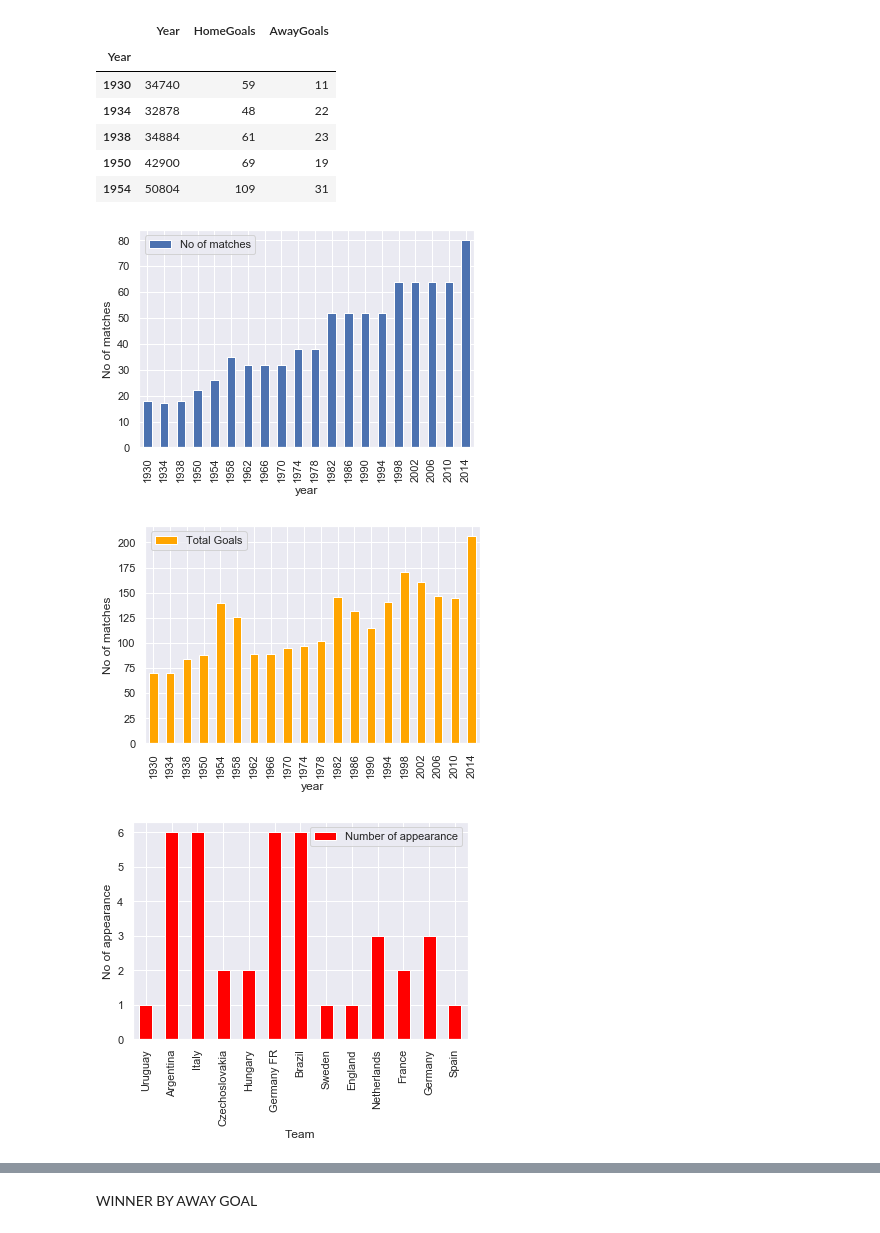
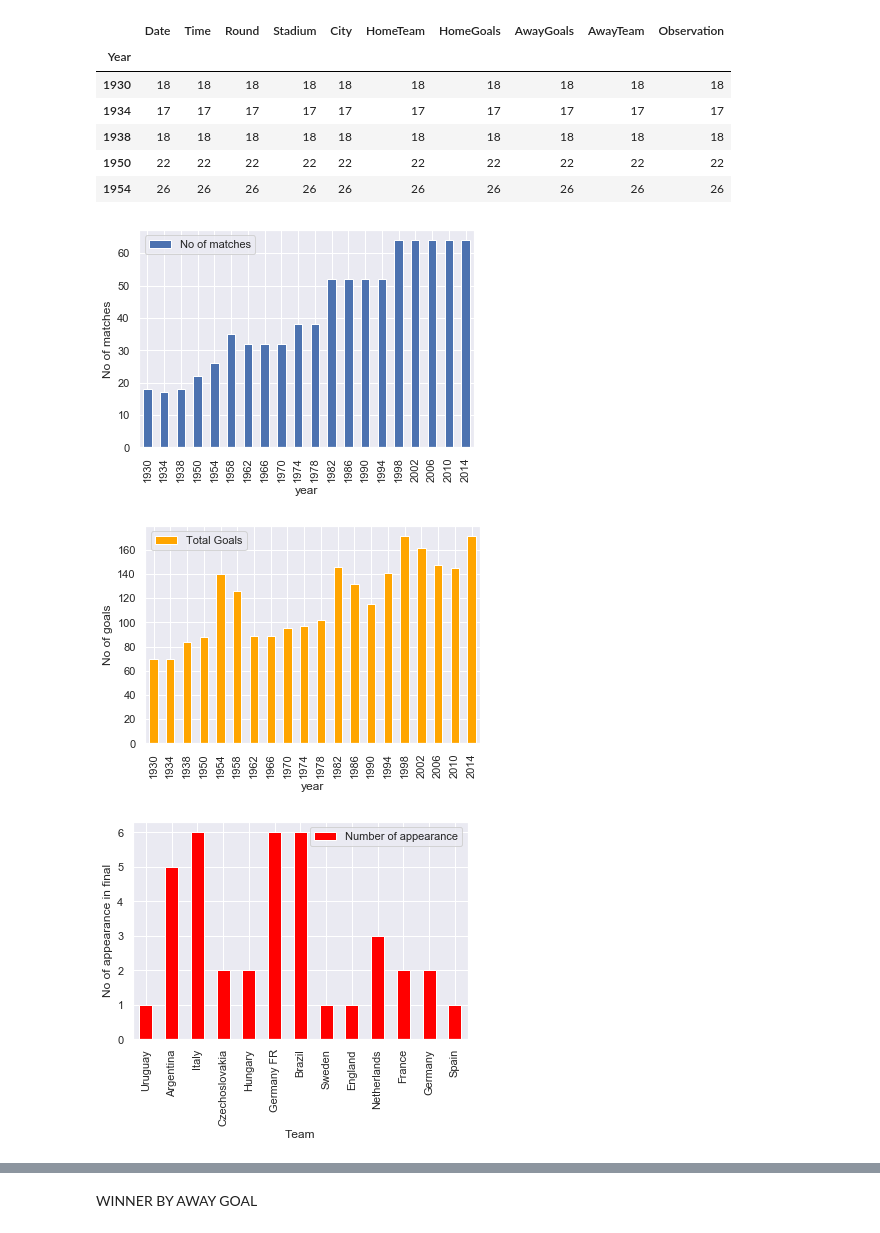
Before and after one commit to instabaines/worldcup, a Jupyter notebook: Worldcup.ipynb, the cells around one changed output, grey strips where cells are left out. Drawn from its saved outputs; the diff is of its cells as text; code cells hidden in the pictures.

```diff
--- a/Worldcup.ipynb
+++ b/Worldcup.ipynb
@@ -36,0 +15,3 @@ data.head(40)
+# %%
+data=pd.read_csv(r'c:/users/hp/documents/dataset/world_cup_results.csv')
+data.drop_duplicates(inplace=True) #Remove the duplicate entries
@@ -38,28 +39,29 @@ data.head(40)
 data_year=data.groupby(data['Year']).count()
 data_year.head()
 # %% [output]
-|  | Year | HomeGoals | AwayGoals |
-| Year |  |  |  |
-| 1930 | 34740 | 59 | 11 |
-| 1934 | 32878 | 48 | 22 |
-| 1938 | 34884 | 61 | 23 |
-| 1950 | 42900 | 69 | 19 |
-| 1954 | 50804 | 109 | 31 |
+|  | Date | Time | Round | Stadium | City | HomeTeam | HomeGoals | AwayGoals | AwayTeam | Observation |
+| Year |  |  |  |  |  |  |  |  |  |  |
+| 1930 | 18 | 18 | 18 | 18 | 18 | 18 | 18 | 18 | 18 | 18 |
+| 1934 | 17 | 17 | 17 | 17 | 17 | 17 | 17 | 17 | 17 | 17 |
+| 1938 | 18 | 18 | 18 | 18 | 18 | 18 | 18 | 18 | 18 | 18 |
+| 1950 | 22 | 22 | 22 | 22 | 22 | 22 | 22 | 22 | 22 | 22 |
+| 1954 | 26 | 26 | 26 | 26 | 26 | 26 | 26 | 26 | 26 | 26 |
 # %%
 match_by_year=pd.DataFrame({'year':[x for x in data['Year'].unique()],'No of matches':[x for x in data_year['Date']]})
 match_by_year.plot(x='year',y='No of matches', kind='bar')
 plt.ylabel('No of matches')
 plt.savefig('No of matches in a year.png')
 # %% [output]
-[figure, old version]
+[figure, new version]
 # %%
 data_year=data.groupby(data['Year']).sum()
-total_goal_per_year=pd.DataFrame({'year':[x for x in data['Year'].unique()],'Total Goals':[x+y for x,y in zip(data_year['HomeGoals'],data_year['AwayGoals'])]})
+total_goal_per_year=pd.DataFrame({'year':[x for x in data['Year'].unique()],
+                                  'Total Goals':[x+y for x,y in zip(data_year['HomeGoals'],data_year['AwayGoals'])]})
 total_goal_per_year.plot(x='year',y='Total Goals',kind='bar',color='orange')
-plt.ylabel('No of matches')
+plt.ylabel('No of goals')
 plt.savefig('No of goals in a year.png')
 # %% [output]
-[figure, old version]
+[figure, new version]
 # %%
 data_final=data.loc[data['Round']=='Final']
 uniqueTeam=[]
@@ -70,10 +72,10 @@ for x,y in zip(data_final['HomeTeam'],data_final['AwayTeam']):
 count=Counter(uniqueTeam)
 Team_final=pd.DataFrame({'Team':[i for i in count], 'Number of appearance':[count[i] for i in count]})
 Team_final.plot(x='Team',y='Number of appearance',kind='bar',color='red')
-plt.ylabel('No of appearance')
+plt.ylabel('No of appearance in final')
 plt.savefig('No of final appearance in a year.png')
 # %% [output]
-[figure, old version]
+[figure, new version]
 # %%
 data_semi_final=data.loc[data['Round']=='Semi-finals']
 uniqueTeam=[]
```
Also changed, not shown: parts of 13 cells of this notebook.
